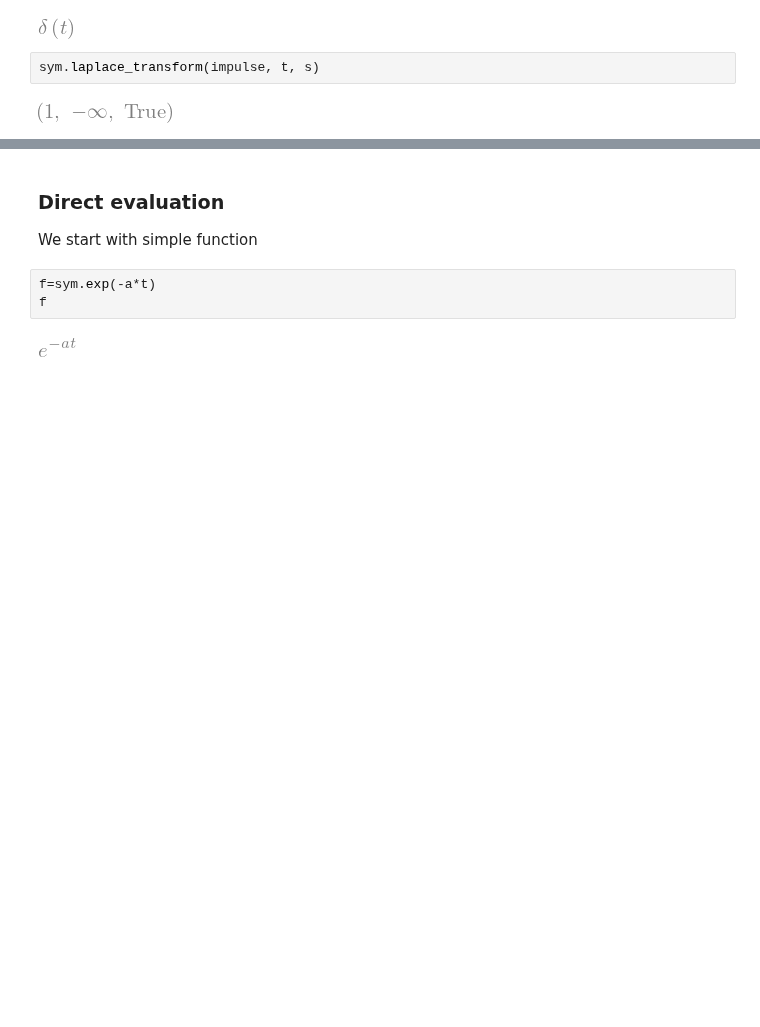
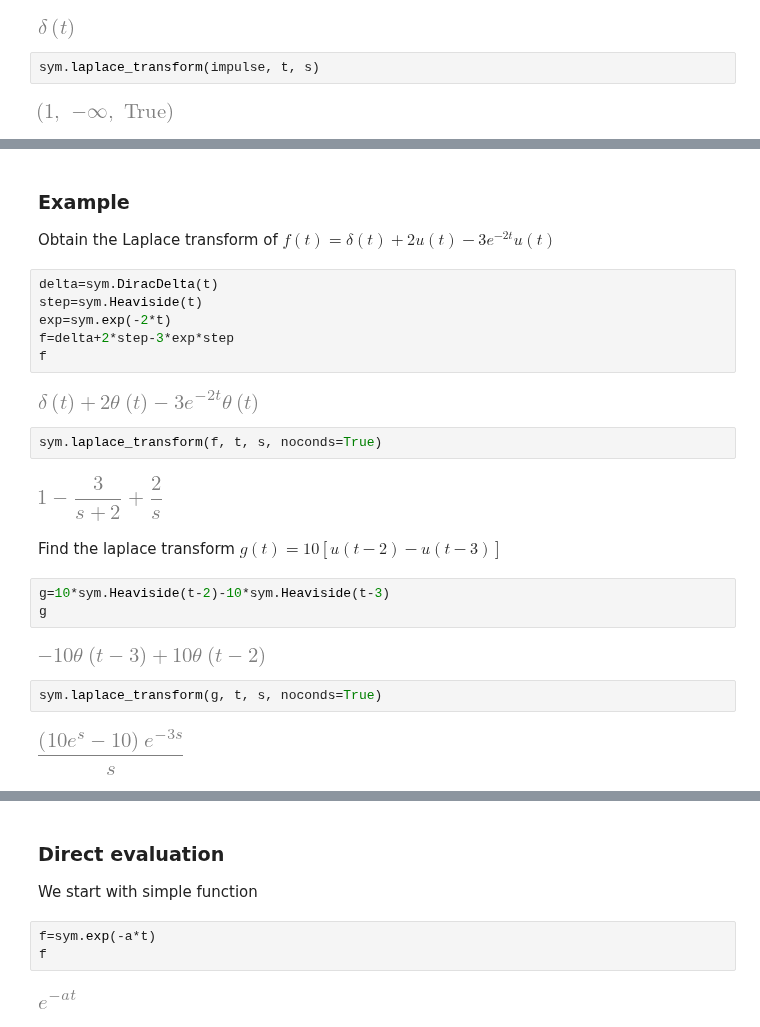
Before and after one commit to sayedul79/python-control-system, a Jupyter notebook: laplace_transform.ipynb, the cells around one changed output, grey strips where cells are left out. Cells and saved outputs as stored; diff of their text form; blank space fills up the shorter version.

```diff
--- a/laplace_transform.ipynb
+++ b/laplace_transform.ipynb
@@ -65,0 +71,26 @@ sym.laplace_transform(impulse, t, s)
+# %% [markdown]
+### Example
+Obtain the Laplace transform of $f(t) = \delta (t) + 2u(t)-3e^{-2t}u(t)$
+# %%
+delta=sym.DiracDelta(t)
+step=sym.Heaviside(t)
+exp=sym.exp(-2*t)
+f=delta+2*step-3*exp*step
+f
+# %% [output]
+[figure, added]
+# %%
+sym.laplace_transform(f, t, s, noconds=True)
+# %% [output]
+[figure, added]
+# %% [markdown]
+Find the laplace transform $g(t)=10[u(t-2)-u(t-3)]$
+# %%
+g=10*sym.Heaviside(t-2)-10*sym.Heaviside(t-3)
+g
+# %% [output]
+[figure, added]
+# %%
+sym.laplace_transform(g, t, s, noconds=True)
+# %% [output]
+[figure, added]
```
Also changed, not shown: parts of 53 cells of this notebook.
